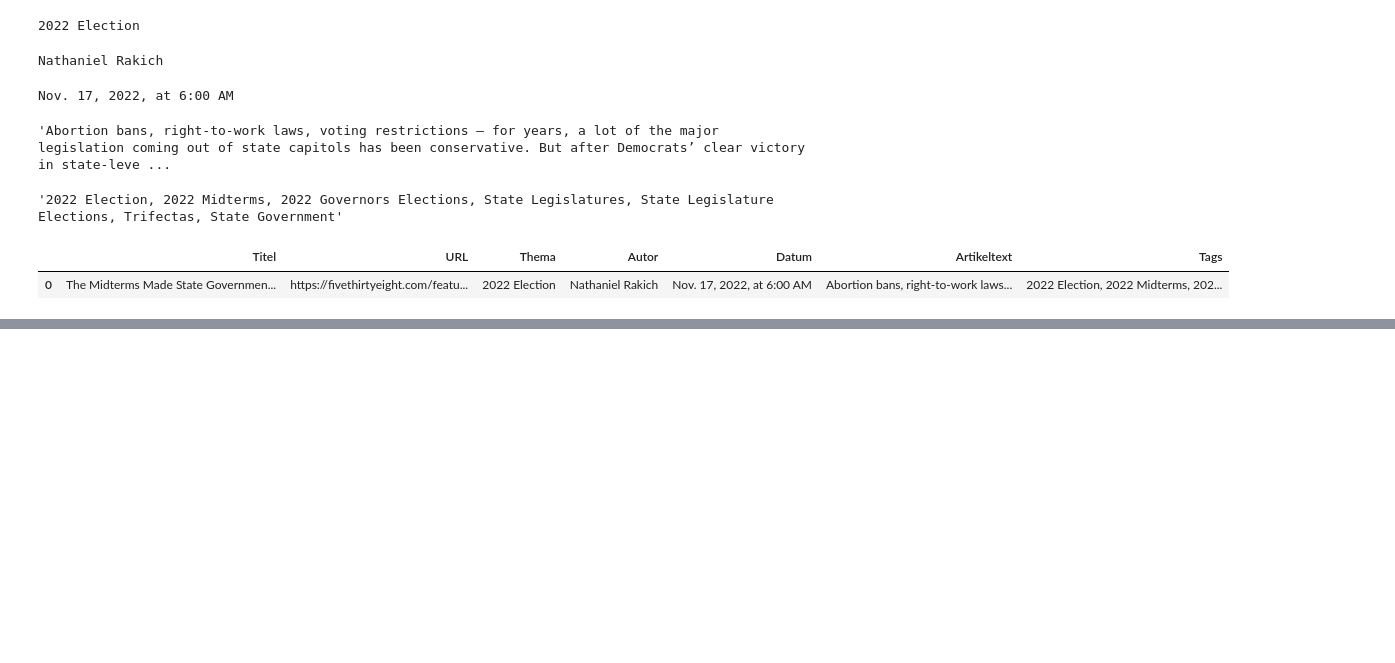
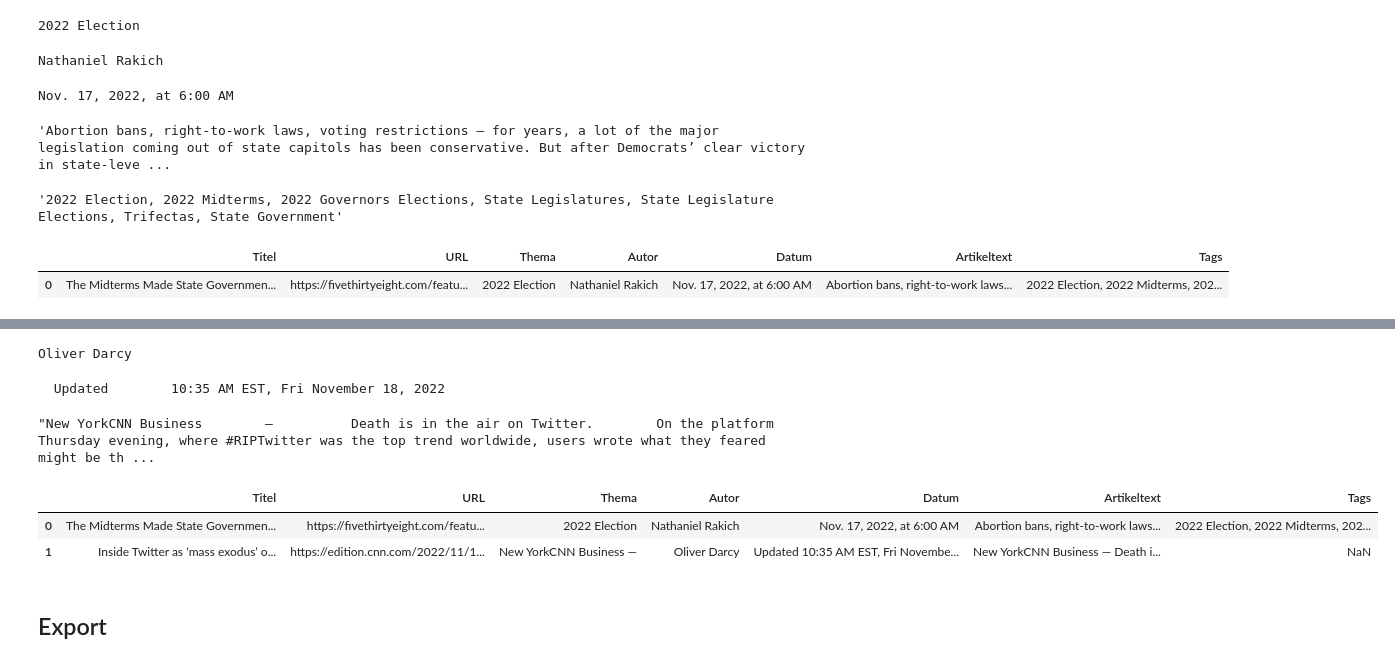
Before and after one commit to louisawalter/DS-Homework1, a Jupyter notebook: notebooks/01-scraping.ipynb, the cells around one changed output, grey strips where cells are left out. Drawn from its saved outputs; the diff is of its cells as text; code cells hidden in the pictures; blank space fills up the shorter version.

```diff
--- a/notebooks/01-scraping.ipynb
+++ b/notebooks/01-scraping.ipynb
@@ -112,0 +158,47 @@ df
+# %%
+# Autor des Artikels
+article_author = soup.find("a",{"class":"byline__link"}).text
+print(article_author)
+# %% [output]
+Oliver Darcy
+# %%
+# Veröffentlichungszeitpunkt des Artikels
+article_datetime = soup.find("div",{"class":"timestamp"}).text.replace("\n","").replace("\t","")
+print(article_datetime)
+# %% [output]
+  Updated        10:35 AM EST, Fri November 18, 2022
+# %%
+# Artikeltext
+article_text_html = soup.findAll("div", {"class":"article__content"})
+
+article_text_list = []
+for i in article_text_html:
+    article_text_list.append(i.get_text().replace("\xa0",""))
+
+article_text = "".join(article_text_list)
+article_text = article_text.replace("\n","")
+
+article_text
+# %% [output]
+"New YorkCNN Business        —          Death is in the air on Twitter.        On the platform Thursday evening, where #RIPTwitter was the top trend worldwide, users wrote what they feared might be th ...
+# %%
+# Erstellung des Dataframes
+df_cnn = pd.DataFrame({
+    "Titel" : article_title,
+    "URL" : url,
+    "Thema" : article_topic,
+    "Autor" : article_author,
+    "Datum" : article_datetime,
+    "Artikeltext" : article_text,
+    "Tags" : "NaN"
+}, index=[1])
+# %%
+df = pd.concat([df, df_cnn])
+# %%
+df
+# %% [output]
+|  | Titel | URL | Thema | Autor | Datum | Artikeltext | Tags |
+| 0 | The Midterms Made State Governmen... | https://fivethirtyeight.com/featu... | 2022 Election | Nathaniel Rakich | Nov. 17, 2022, at 6:00 AM | Abortion bans, right-to-work laws... | 2022 Election, 2022 Midterms, 202... |
+| 1 | Inside Twitter as ‘mass exodus’ o... | https://edition.cnn.com/2022/11/1... | New YorkCNN Business — | Oliver Darcy | Updated 10:35 AM EST, Fri Novembe... | New YorkCNN Business — Death i... | NaN |
+# %% [markdown]
+## Export
```
Also changed, not shown: parts of 12 cells of this notebook, 9 other files.
